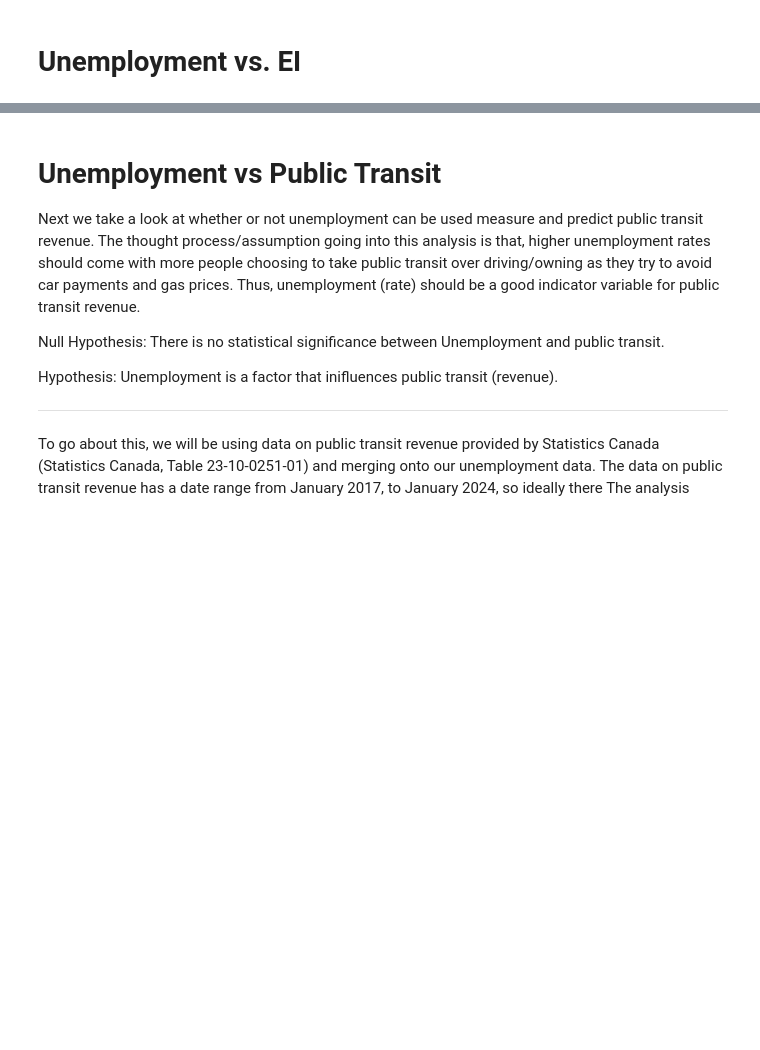
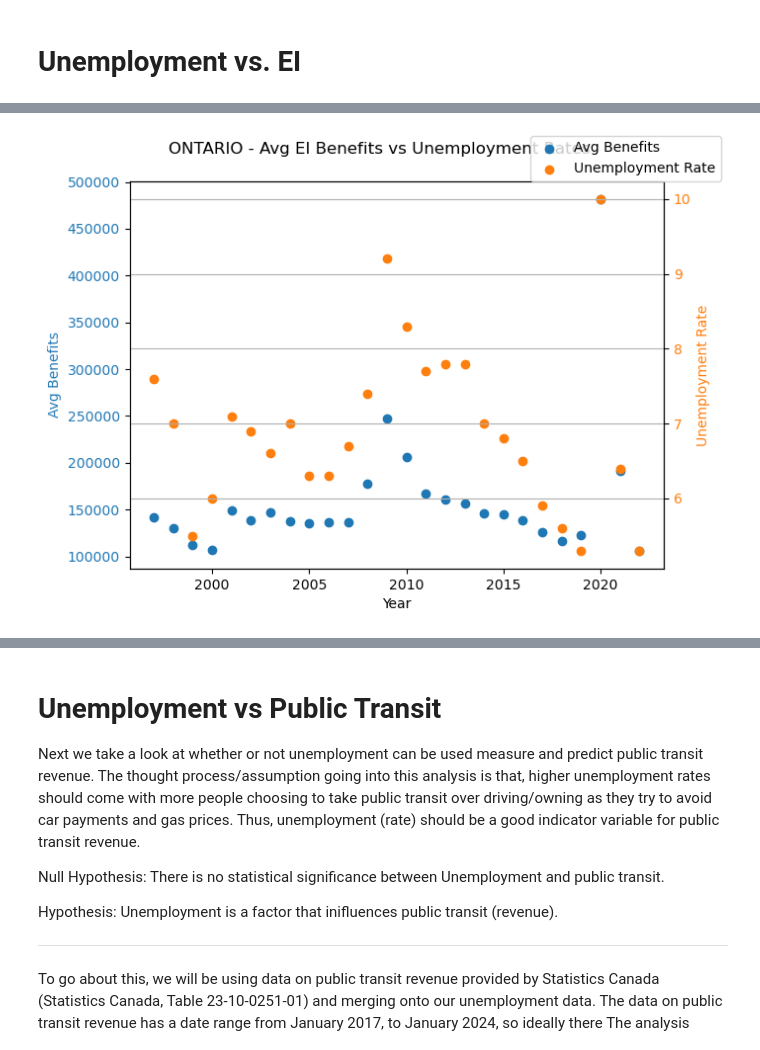
Before and after one commit to Cadeem-M/Project-1-Unemployment, a Jupyter notebook: analysis.ipynb, the cells around one changed output, grey strips where cells are left out. Drawn from its saved outputs; the diff is of its cells as text; code cells hidden in the pictures; blank space fills up the shorter version.

```diff
--- a/analysis.ipynb
+++ b/analysis.ipynb
@@ -500,0 +568,12 @@ ei_benefits_df.head()
+# %%
+filt_ei_benefits_df['Year'] = filt_ei_benefits_df['Year'].astype(int)
+
+ontario_ei = filt_ei_benefits_df.loc[
+    (filt_ei_benefits_df["GEO"] == "Ontario") &
+    (filt_ei_benefits_df["Age group"] == "15 years and over") &
+    (filt_ei_benefits_df["Month"] == "12") &
+    (filt_ei_benefits_df["Beneficiary detail"] == "Regular benefits") &
+    (filt_ei_benefits_df["Sex"] == "Both sexes") &
+    (filt_ei_benefits_df['Year'] <= 2022) & (filt_ei_benefits_df["Year"] >= 1997)]
+
+ontario_ei
@@ -500,0 +598,10 @@ ei_benefits_df.head()
+# %%
+filt_unemployed_df['Year'] = filt_unemployed_df['Year'].astype(int)
+
+ontario_unemploy = filt_unemployed_df.loc[
+    (filt_unemployed_df["GEO"] == "Ontario") &
+    (filt_unemployed_df["Age group"] == "15 years and over") &
+    (filt_unemployed_df["Month"] == "12") &
+    (filt_unemployed_df['Year'] <= 2022) & (filt_unemployed_df["Year"] >= 1997)]
+
+ontario_unemploy
@@ -500,0 +720,23 @@ ei_benefits_df.head()
+# %%
+fig, ax1 = plt.subplots(figsize=(7, 5))
+
+color = 'tab:blue'
+ax1.set_xlabel('Year')
+ax1.set_ylabel('Avg Benefits', color=color)
+ax1.scatter(ontario_ei['Year'], ontario_ei['Avg Benefits'], color=color, label='Avg Benefits')
+ax1.tick_params(axis='y', labelcolor=color)
+
+ax2 = ax1.twinx()
+color = 'tab:orange'
+ax2.set_ylabel('Unemployment Rate', color=color)
+ax2.scatter(ontario_unemploy['Year'], ontario_unemploy['Unemployment rate'], color=color, label='Unemployment Rate')
+ax2.tick_params(axis='y', labelcolor=color)
+
+fig.suptitle('ONTARIO - Avg EI Benefits vs Unemployment Rates')
+fig.legend(loc="upper right")
+fig.tight_layout()
+plt.grid(True)
+plt.savefig("Resources/ei_fig_2.png")
+plt.show()
+# %% [output]
+[figure, added]
```
Also changed, not shown: parts of 13 cells of this notebook, 3 other files.
